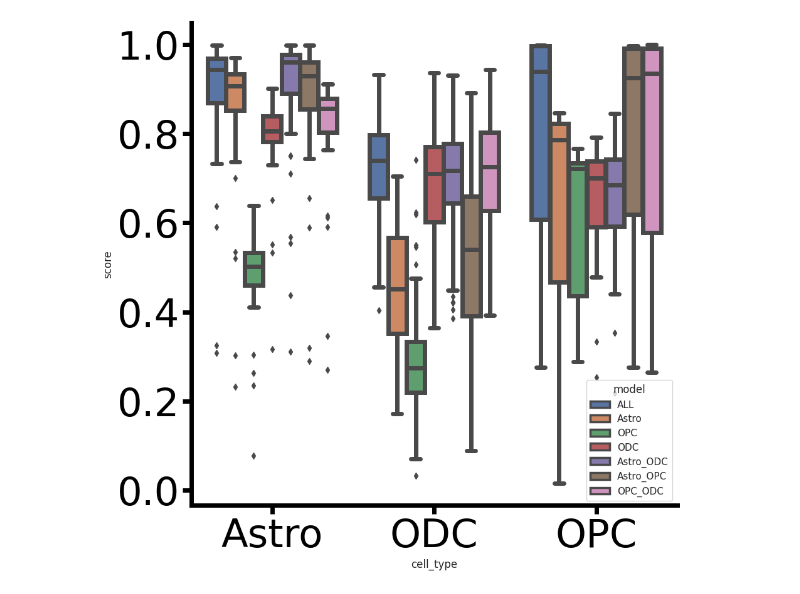
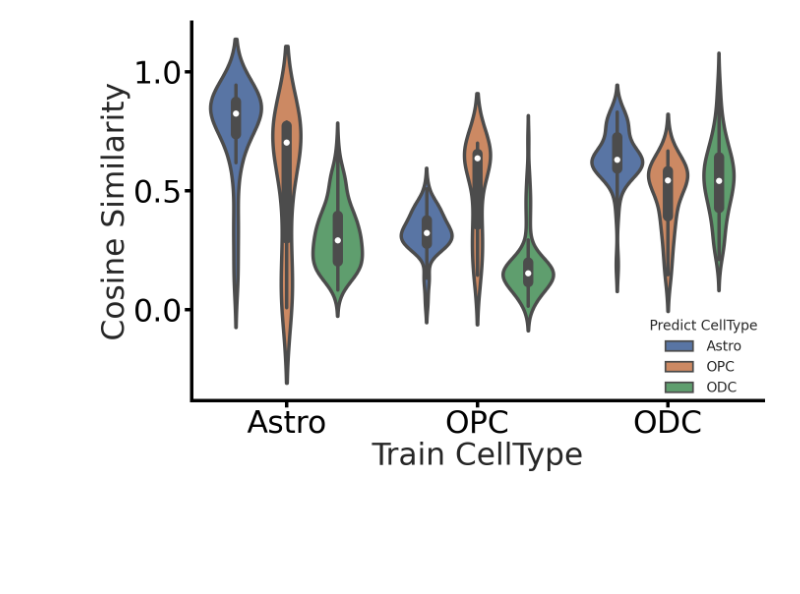
Before and after one commit to 4dglab/SEE, a Jupyter notebook: analyse/quality/PDGFRA_generalization.ipynb, the cells around one changed output. Cells and saved outputs as stored; diff of their text form; code cells hidden in the pictures; blank space fills up the shorter version.

```diff
--- a/analyse/quality/PDGFRA_generalization.ipynb
+++ b/analyse/quality/PDGFRA_generalization.ipynb
@@ -46,28 +46,25 @@ def cal_by_cell_type(cell_type, _preds):
         _array1 = _array1 * 10
         _array1 = np.around(_array1)
 
-        np.fill_diagonal(_array1, np.diag(_array1)/5)
-        np.fill_diagonal(_array2, np.diag(_array2)/5)
-#         import pdb; pdb.set_trace()
+#         np.fill_diagonal(_array1, np.diag(_array1)/5)
+#         np.fill_diagonal(_array2, np.diag(_array2)/5)
+        np.fill_diagonal(_array1, np.diag(_array1)/_array1.shape[0])
+        np.fill_diagonal(_array2, np.diag(_array2)/_array2.shape[0])
+#         np.fill_diagonal(_array1, np.diag(_array1)/(np.sum(np.diag(_array1))/np.sum(_array1-np.diag(_array1))))
+#         np.fill_diagonal(_array2, np.diag(_array2)/(np.sum(np.diag(_array2))/np.sum(_array2-np.diag(_array2))))
 
         _array1, _array2 = mat2array(_array1), mat2array(_array2)
-
-#         indices = np.nonzero((_array1 != 0) | (_array2 != 0))
-#         return stats.pearsonr(_array1[indices], _array2[indices])[0]
 
         dot_product = _array1.dot(_array2.T)
         norms = np.linalg.norm(_array1) * np.linalg.norm(_array2)
         similarity = dot_product / norms
         return similarity
 
-#         return stats.pearsonr(_array1, _array2)[0]
-
     _values = []
     for i in range(len(_preds)):
         _pred = _preds[i]
         if eval_set[i]['cell_type'] != cell_type:
             continue
-#         import pdb; pdb.set_trace()
         _values.append(_pearson(_pred['predict'], eval_set[i]['scHiC']['PDGFRA']))
 
     return _values
@@ -74,28 +94,30 @@ def cal_by_cell_type(cell_type, _preds):
 # %%
-set_plt(figsize=(10, 10))
+set_plt(figsize=(15, 10))
 sns.set_theme(style="whitegrid")
 
 fig, ax = plt.subplots()
 
-plot_values = pd.DataFrame()
-for cell_type in ['Astro', 'ODC', 'OPC']:
-    for key in preds.keys():
-        _values = pd.DataFrame(cal_by_cell_type(cell_type, preds[key]), columns=['score'])
-        _values['cell_type'] = cell_type
-        _values['model'] = key
-        plot_values = pd.concat([plot_values, _values])
-
-ax = sns.boxplot(data=plot_values, x='cell_type', y='score', hue='model', linewidth=figure_size['very_small'])
+_cell_type = ['Astro', 'OPC', 'ODC']
+_plot_values = plot_values[plot_values['model'].isin(_cell_type)]
+ax = sns.violinplot(
+    data=_plot_values, x='model', y='score', hue='cell_type', order=_cell_type, hue_order=_cell_type,
+    linewidth=figure_size['very_small'])
+# ax = sns.stripplot(data=_plot_values, x="model", y="score", hue='cell_type', linewidth=figure_size['very_small'])
 
 # ax.set_xticklabels(labels=['Astro', 'ODC', 'OPC'])
 
 set_Border(plt.gca())
 plt.tick_params(colors='black', bottom=True, left=True, labelsize=figure_size['ultra'])
 plt.grid(False)
 
-# plt.xlabel("Pearson", fontsize=figure_size['ultra'])
-# plt.ylabel("Cell Type", fontsize=figure_size['ultra'])
+plt.legend(
+    title='Predict CellType', title_fontsize=figure_size['middle'], fontsize=figure_size['middle'],
+    facecolor='white', loc='lower right', framealpha=0, handletextpad=1, borderaxespad=0
+).get_frame().set_linewidth(0.0)
+
+plt.xlabel("Train CellType", fontsize=figure_size['ultra'])
+plt.ylabel("Cosine Similarity", fontsize=figure_size['ultra'])
 # plt.savefig('/lmh_data/work/SEE/analyse/figure_file/PDGFRA pearson.pdf', format='pdf', bbox_inches='tight')
 plt.show()
 # %% [output]
-[figure, old version]
+[figure, new version]
```
Also changed, not shown: parts of 3 cells of this notebook, 8 other files.
